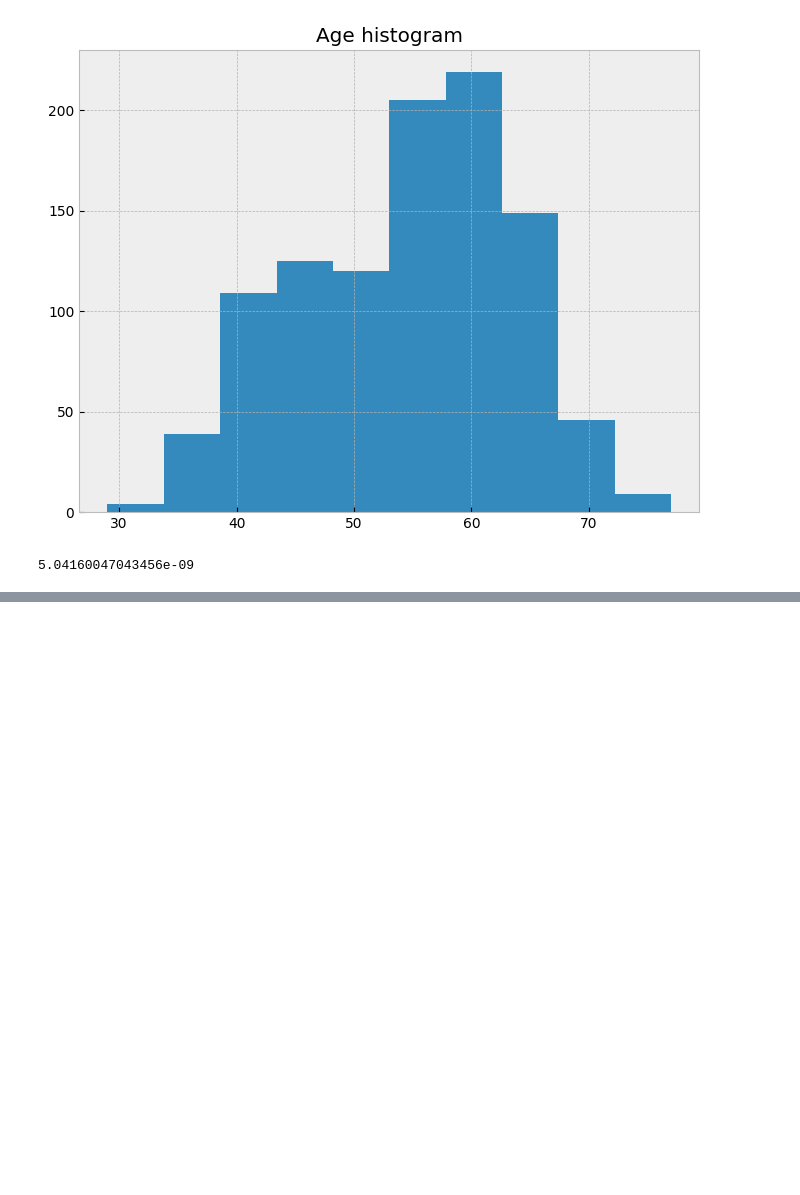
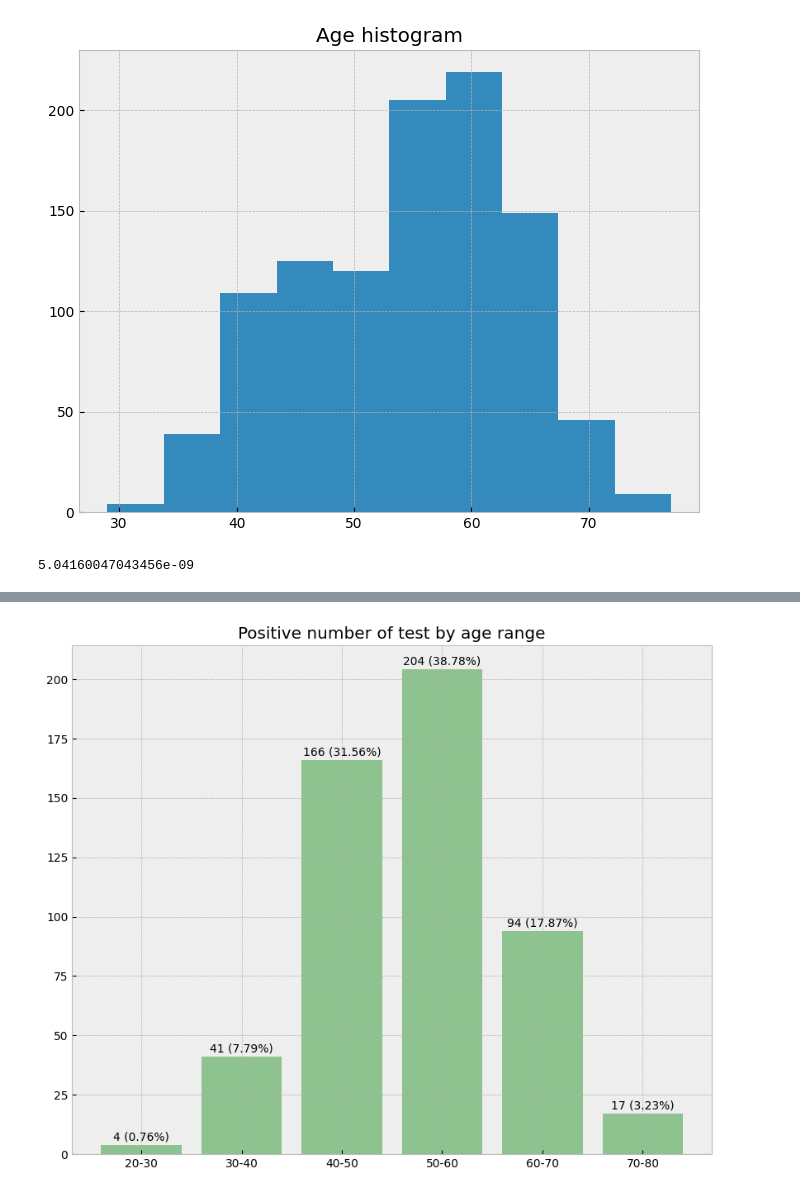
Before and after one commit to KamilShape/heart_disease_classification, a Jupyter notebook: heart_disease_classification.ipynb, the cells around one changed output, grey strips where cells are left out. Cells and saved outputs as stored; diff of their text form; code cells hidden in the pictures; blank space fills up the shorter version.

```diff
--- a/heart_disease_classification.ipynb
+++ b/heart_disease_classification.ipynb
@@ -79,0 +81,12 @@ sorted_positive_group
+# %%
+#positive number of test by age range
+fig, ax = plt.subplots(figsize = (10,8))
+ax.bar(sorted_positive_group['age range'], sorted_positive_group['tests number'], color='g', alpha=0.4)
+ax.set_title('Positive number of test by age range')
+
+for i in range(0, len(sorted_positive_group)):
+  ax.annotate(str(sorted_positive_group['tests number'][i]) + ' ' +'(' + str(sorted_positive_group['tests percent'][i]) + '%' + ')',
+              (sorted_positive_group['age range'][i], sorted_positive_group['tests number'][i]+2),
+              ha='center')
+# %% [output]
+[figure, added]
```
Also changed, not shown: parts of 5 cells of this notebook.
